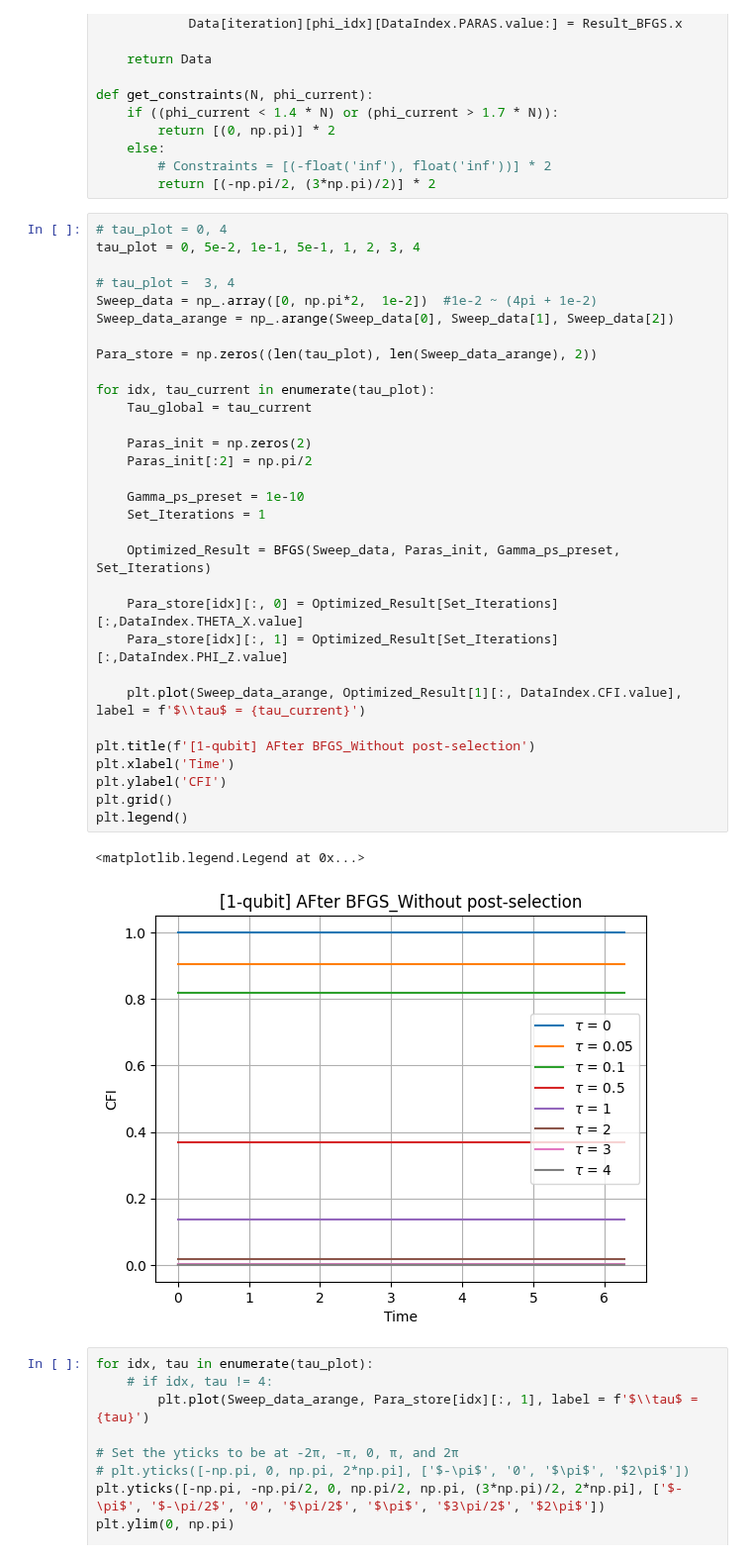
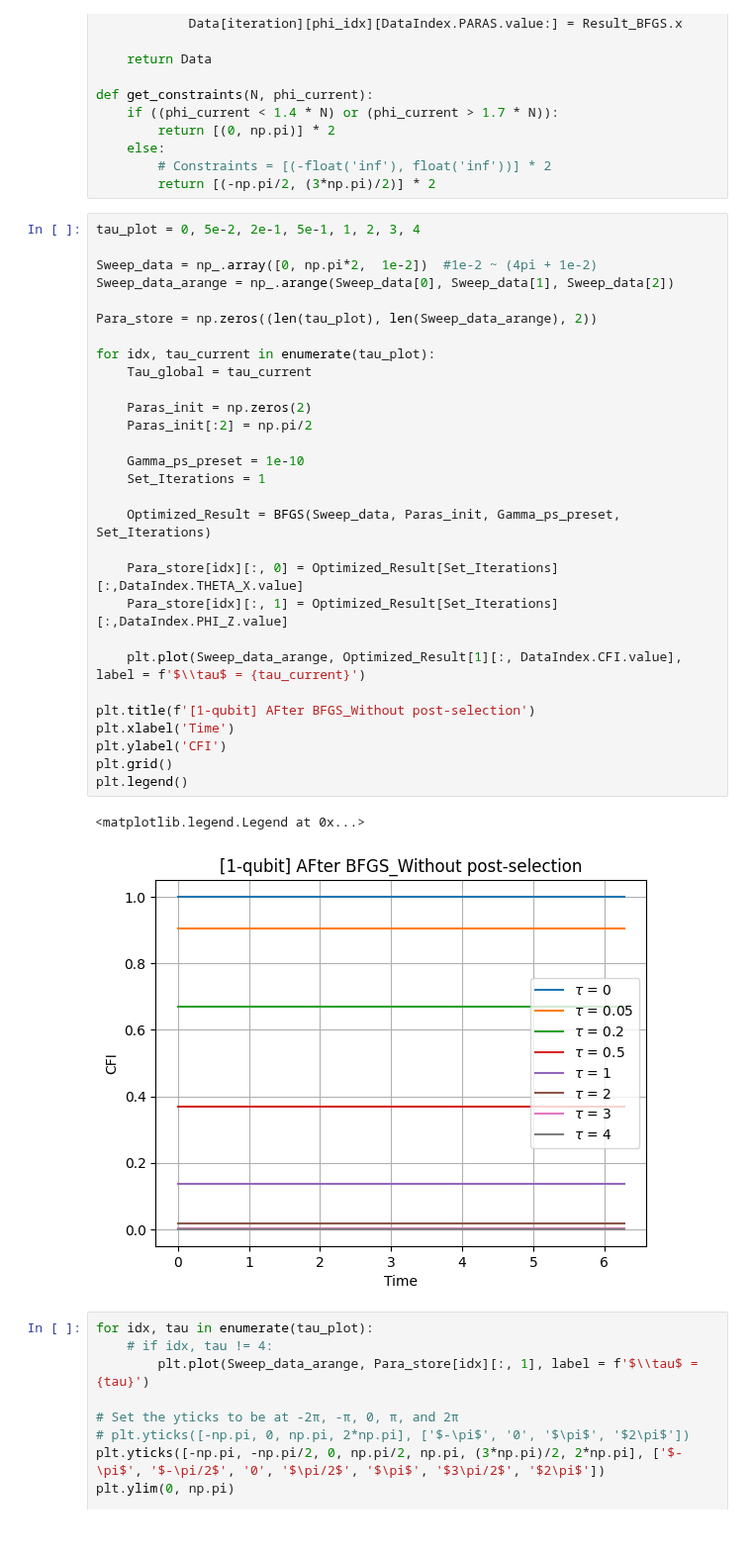
Before and after one commit to iridescent0923/Quantum_Optimization, a Jupyter notebook: Pennylane_Workspace/Metrology/CFI_optimize/Complete/1-qubit/BFGS/BFGS[1-qubit;ps=1e-10].ipynb, the cells around one changed output. Shown at 99% size. Drawn from its saved outputs; the diff is of its cells as text.

```diff
--- a/Pennylane_Workspace/Metrology/CFI_optimize/Complete/1-qubit/BFGS/BFGS[1-qubit;ps=1e-10].ipynb
+++ b/Pennylane_Workspace/Metrology/CFI_optimize/Complete/1-qubit/BFGS/BFGS[1-qubit;ps=1e-10].ipynb
@@ -239,39 +239,37 @@ def get_constraints(N, phi_current):
         # Constraints = [(-float('inf'), float('inf'))] * 2
         return [(-np.pi/2, (3*np.pi)/2)] * 2
 # %%
-# tau_plot = 0, 4
-tau_plot = 0, 5e-2, 1e-1, 5e-1, 1, 2, 3, 4
+tau_plot = 0, 5e-2, 2e-1, 5e-1, 1, 2, 3, 4
 
-# tau_plot =  3, 4
 Sweep_data = np_.array([0, np.pi*2,  1e-2])  #1e-2 ~ (4pi + 1e-2)
 Sweep_data_arange = np_.arange(Sweep_data[0], Sweep_data[1], Sweep_data[2])
 
 Para_store = np.zeros((len(tau_plot), len(Sweep_data_arange), 2))
 
 for idx, tau_current in enumerate(tau_plot):
     Tau_global = tau_current
 
     Paras_init = np.zeros(2)
     Paras_init[:2] = np.pi/2
 
     Gamma_ps_preset = 1e-10
     Set_Iterations = 1
 
     Optimized_Result = BFGS(Sweep_data, Paras_init, Gamma_ps_preset, Set_Iterations)
 
     Para_store[idx][:, 0] = Optimized_Result[Set_Iterations][:,DataIndex.THETA_X.value]
     Para_store[idx][:, 1] = Optimized_Result[Set_Iterations][:,DataIndex.PHI_Z.value]
 
     plt.plot(Sweep_data_arange, Optimized_Result[1][:, DataIndex.CFI.value], label = f'$\\tau$ = {tau_current}')
 
 plt.title(f'[1-qubit] AFter BFGS_Without post-selection')
 plt.xlabel('Time')
 plt.ylabel('CFI')
 plt.grid()
 plt.legend()
 # %% [output]
 <matplotlib.legend.Legend at 0x...>
-[figure, old version]
+[figure, new version]
 # %%
 for idx, tau in enumerate(tau_plot):
     # if idx, tau != 4:
```
Also changed, not shown: 6 other files.
